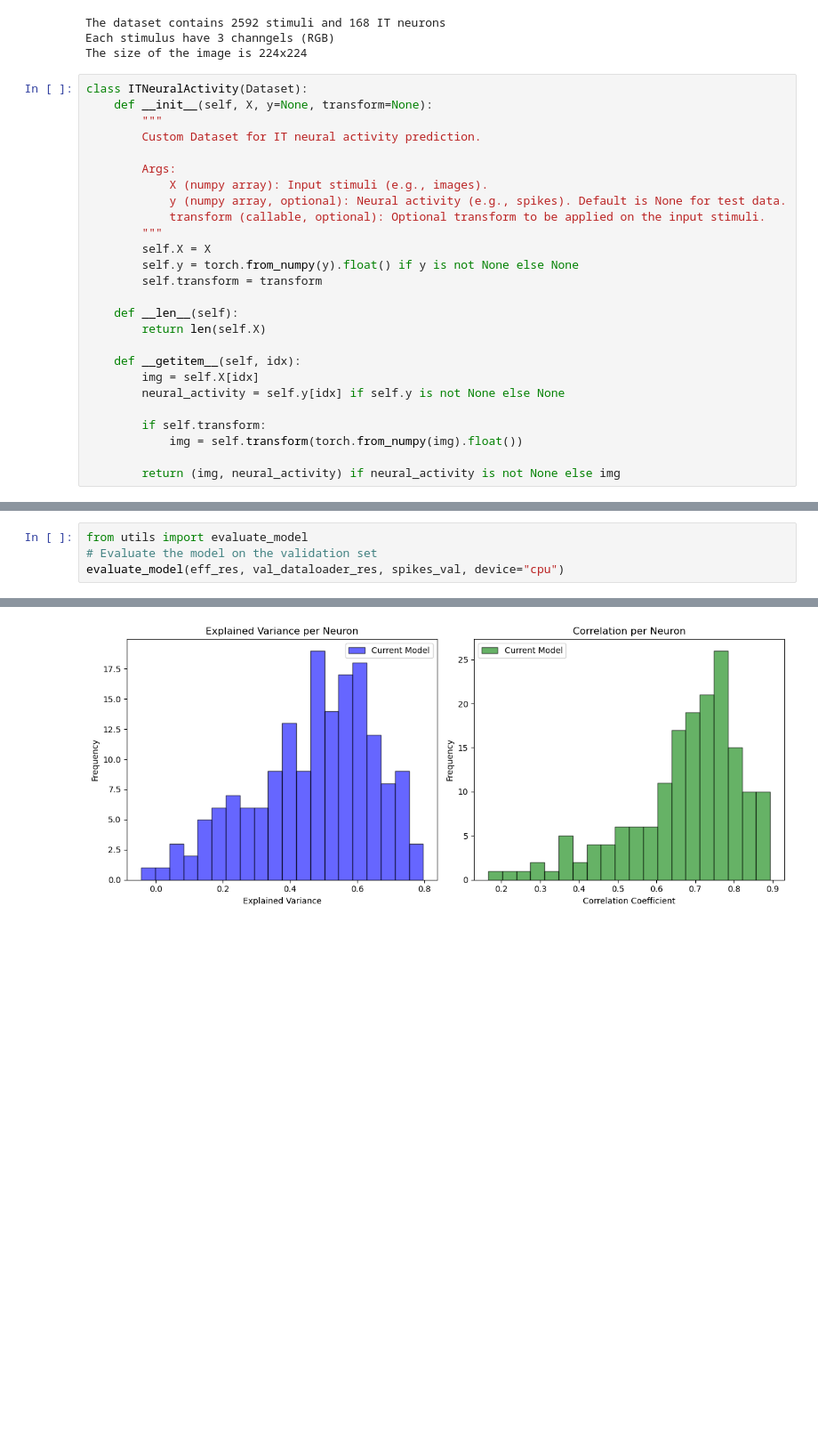
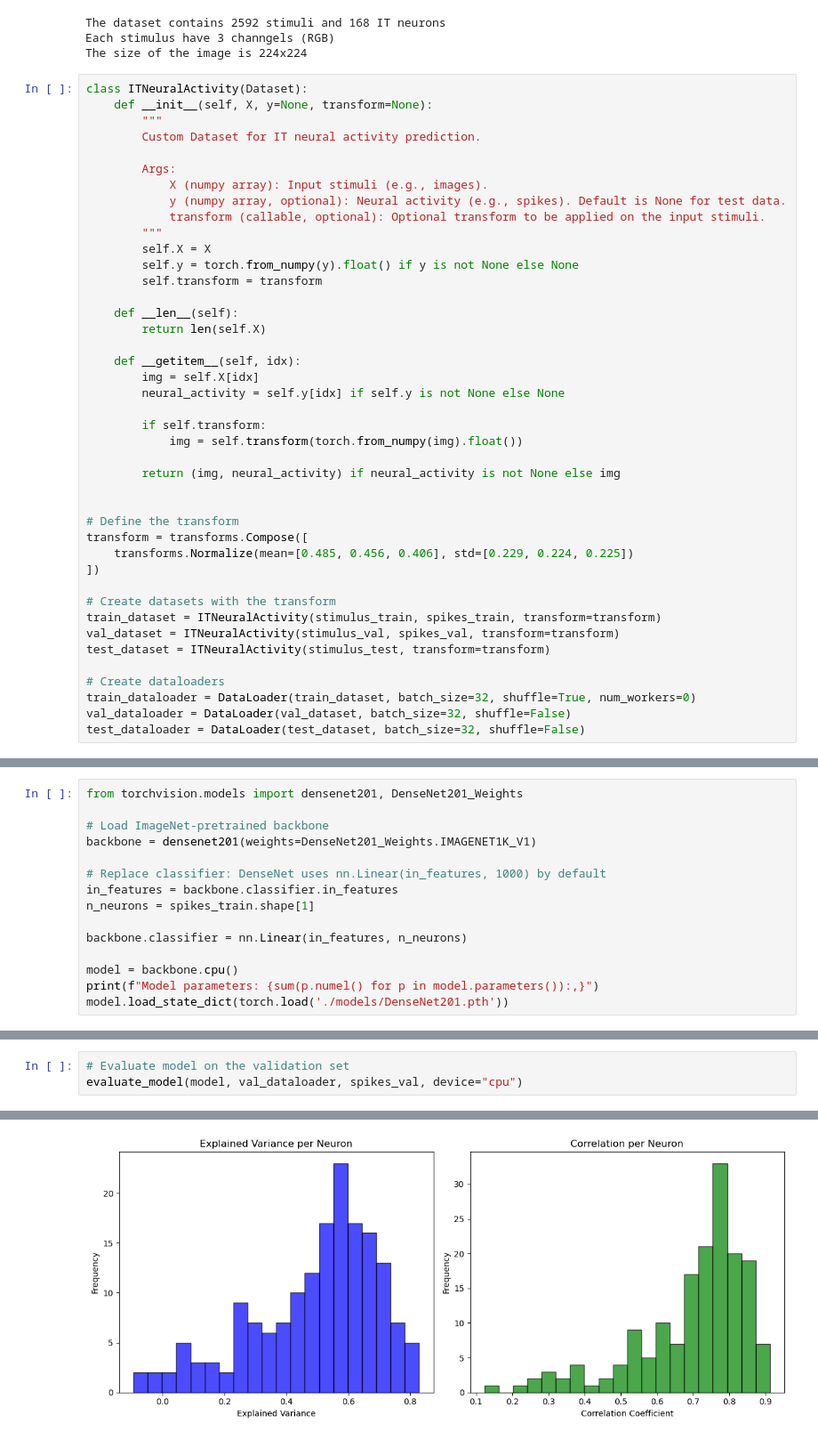
Before and after one commit to MetthewB/NX-414-Team-16, a Jupyter notebook: test.ipynb, the cells around one changed output, grey strips where cells are left out. Shown at 89% size. Drawn from its saved outputs; the diff is of its cells as text; blank space fills up the shorter version.

```diff
--- a/test.ipynb
+++ b/test.ipynb
@@ -59,3 +59,19 @@ class ITNeuralActivity(Dataset):
             img = self.transform(torch.from_numpy(img).float())
 
         return (img, neural_activity) if neural_activity is not None else img
+
+
+# Define the transform
+transform = transforms.Compose([
+    transforms.Normalize(mean=[0.485, 0.456, 0.406], std=[0.229, 0.224, 0.225])
+])
+
+# Create datasets with the transform
+train_dataset = ITNeuralActivity(stimulus_train, spikes_train, transform=transform)
+val_dataset = ITNeuralActivity(stimulus_val, spikes_val, transform=transform)
+test_dataset = ITNeuralActivity(stimulus_test, transform=transform)
+
+# Create dataloaders
+train_dataloader = DataLoader(train_dataset, batch_size=32, shuffle=True, num_workers=0)
+val_dataloader = DataLoader(val_dataset, batch_size=32, shuffle=False)
+test_dataloader = DataLoader(test_dataset, batch_size=32, shuffle=False)
@@ -91,0 +117,15 @@ Model loaded from ./models/efficientnet_b5.pth.
+# %%
+from torchvision.models import densenet201, DenseNet201_Weights
+
+# Load ImageNet‑pretrained backbone
+backbone = densenet201(weights=DenseNet201_Weights.IMAGENET1K_V1)
+
+# Replace classifier: DenseNet uses nn.Linear(in_features, 1000) by default
+in_features = backbone.classifier.in_features
+n_neurons = spikes_train.shape[1]
+
+backbone.classifier = nn.Linear(in_features, n_neurons)
+
+model = backbone.cpu()
+print(f"Model parameters: {sum(p.numel() for p in model.parameters()):,}")
+model.load_state_dict(torch.load('./models/DenseNet201.pth'))
@@ -92,5 +137,4 @@ Model loaded from ./models/efficientnet_b5.pth.
 # %%
-from utils import evaluate_model
-# Evaluate the model on the validation set
-evaluate_model(eff_res, val_dataloader_res, spikes_val, device="cpu")
+# Evaluate model on the validation set
+evaluate_model(model, val_dataloader, spikes_val, device="cpu")
 # %% [output]
@@ -99 +143 @@ evaluate_model(eff_res, val_dataloader_res, spikes_val, device="cpu")
-[figure, old version]
+[figure, new version]
```
Also changed, not shown: parts of 7 cells of this notebook.
